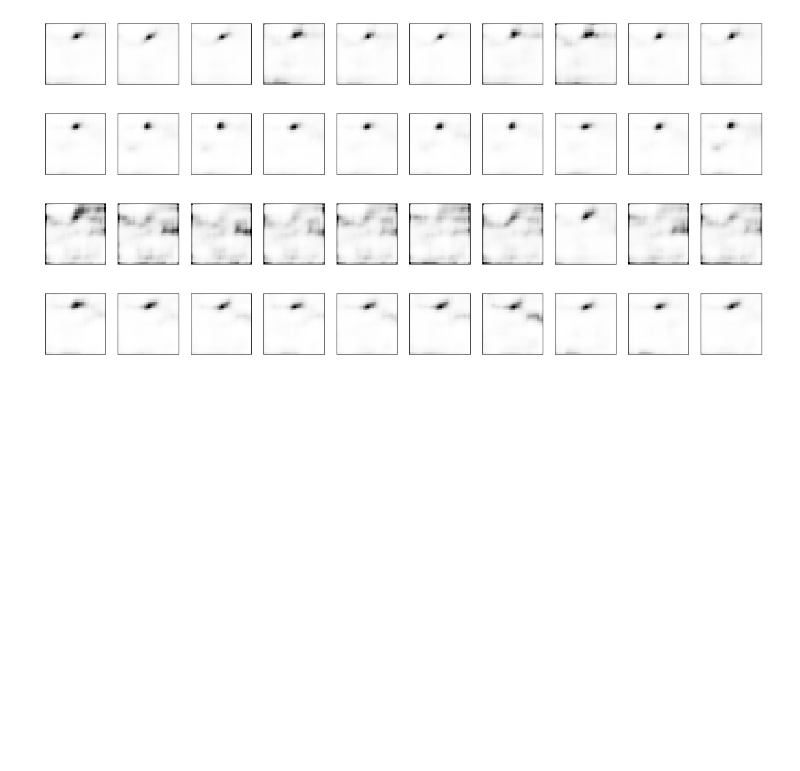
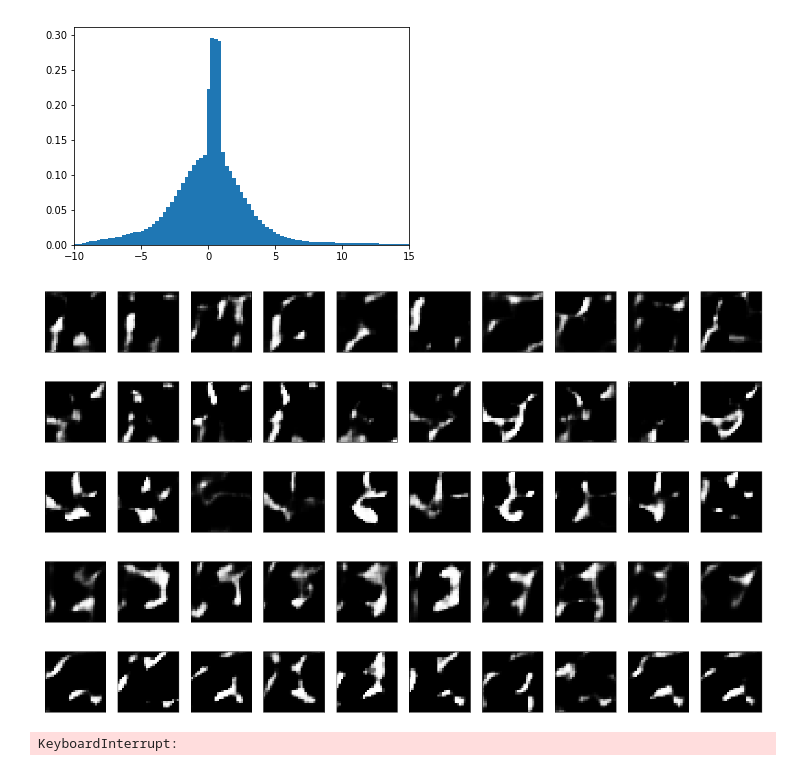
Before and after one commit to fredybotas/Neural-networks, a Jupyter notebook: MNIST_gan_generator/wikt_generator.ipynb, the cells around one changed output. Drawn from its saved outputs; the diff is of its cells as text; code cells hidden in the pictures; blank space fills up the shorter version.

Commit message:
Data normalization

```diff
--- a/MNIST_gan_generator/wikt_generator.ipynb
+++ b/MNIST_gan_generator/wikt_generator.ipynb
@@ -12,6 +12,7 @@ def xavier_init(size):
     return tf.random_normal(shape=size, stddev=xavier_stddev)
 
 train_data_x = np.genfromtxt('MNIST_gan_generator/x_train.csv', delimiter=',')
+
 train_data_y = np.genfromtxt('MNIST_gan_generator/y_train.csv', delimiter=',')
 
 data_x = []
@@ -19,6 +20,14 @@ for a, b in zip(train_data_x, train_data_y):
     if b == 1.:
         data_x.append(a)
         pass
+data_x = np.array(data_x)
+x = []
+for a in data_x:
+    for b in a:
+        x.append(b)
+plt.xlim(-10, 15)
+plt.hist(x, normed=True, bins=1500)
+
 
 discriminator_input_dim = 8 * 4
 discriminator_output_dim = 1
@@ -26,7 +35,7 @@ discriminator_output_dim = 1
 generator_input_dim = 100
 generator_output_dim = 8 * 4
 
-hidden_layer_dim = 128
+hidden_layer_dim = 64
 
 epoch_dim = 500000
 batch_size = 100
@@ -79,38 +88,42 @@ generator_optimizer = tf.train.AdamOptimizer().minimize(generator_loss, var_list
 sess = tf.InteractiveSession()
 init = tf.global_variables_initializer()
 sess.run(init)
 
 
 def sample(a, b):
     return np.random.uniform(-1., 1., size=[a, b])
 
 with open('MNIST_gan_generator/decoder.json', 'r') as f:
     decoder = model_from_json(f.read())
     decoder.load_weights("MNIST_gan_generator/decoder.h5")
 
 counter = 0
 for epoch in range(epoch_dim):
-    batch_x = train_data_x[counter: counter+batch_size]
+    batch_x = data_x[counter: counter+batch_size]
     counter += batch_size
-    if counter >= len(train_data_x):
+    if counter >= len(data_x):
         counter = 0
     if epoch % 1000 == 0:
         n = 10
         test_pict = generator(x_generator).eval(feed_dict={x_generator:sample(n, generator_input_dim)})
-        test_pict = np.array(test_pict)
+        test_pict = np.array(test_pict) * 20 - 10
         decoded_imgs = decoder.predict(test_pict)
         plt.figure(figsize=(20, 8))
+        plt.gray()
         for i in range(0, n):
             ax = plt.subplot(1, n, i + 1)
-            plt.imshow(decoded_imgs[i].reshape(28, 28), cmap="Greys")
+            plt.imshow(decoded_imgs[i].reshape(28, 28))
             ax.get_xaxis().set_visible(False)
             ax.get_yaxis().set_visible(False)
         plt.show()
 
     sess.run([discriminator_optimizer, discriminator_loss], feed_dict={x_discriminator: batch_x, x_generator:sample(batch_size, generator_input_dim)})
     sess.run([generator_optimizer, generator_loss], feed_dict={x_generator:sample(batch_size, generator_input_dim)})
 # %% [output]
-[figure, old version]
+[figure, new version]
-[figure, old version]
+[figure, new version]
-[figure, old version]
+[figure, new version]
-[figure, old version]
+[figure, new version]
+[figure, added]
+[figure, added]
+KeyboardInterrupt:
```
